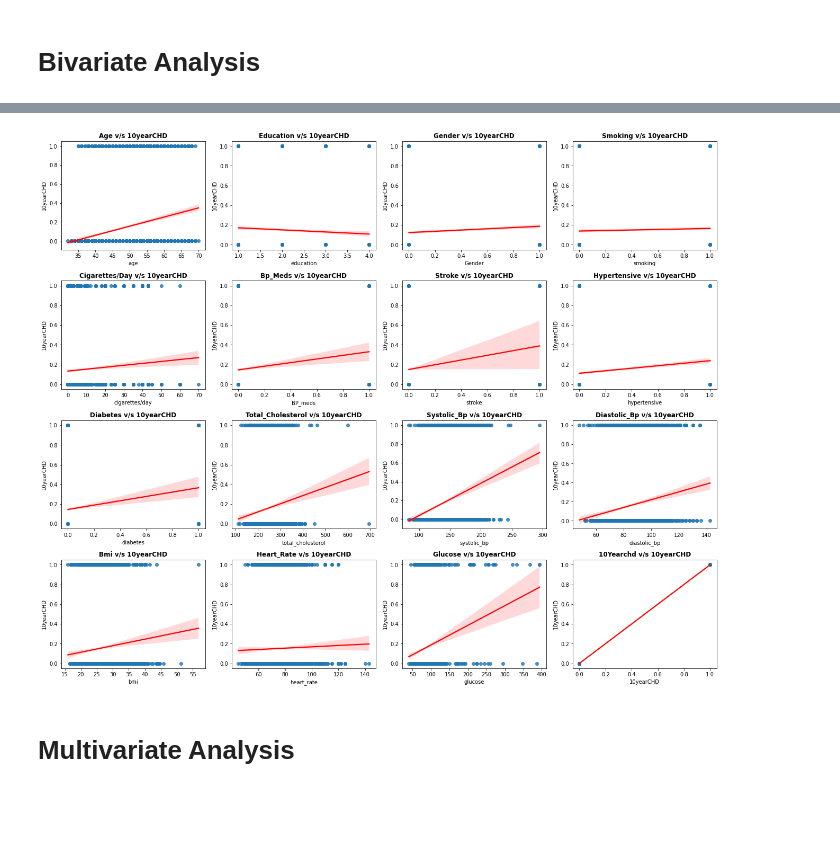
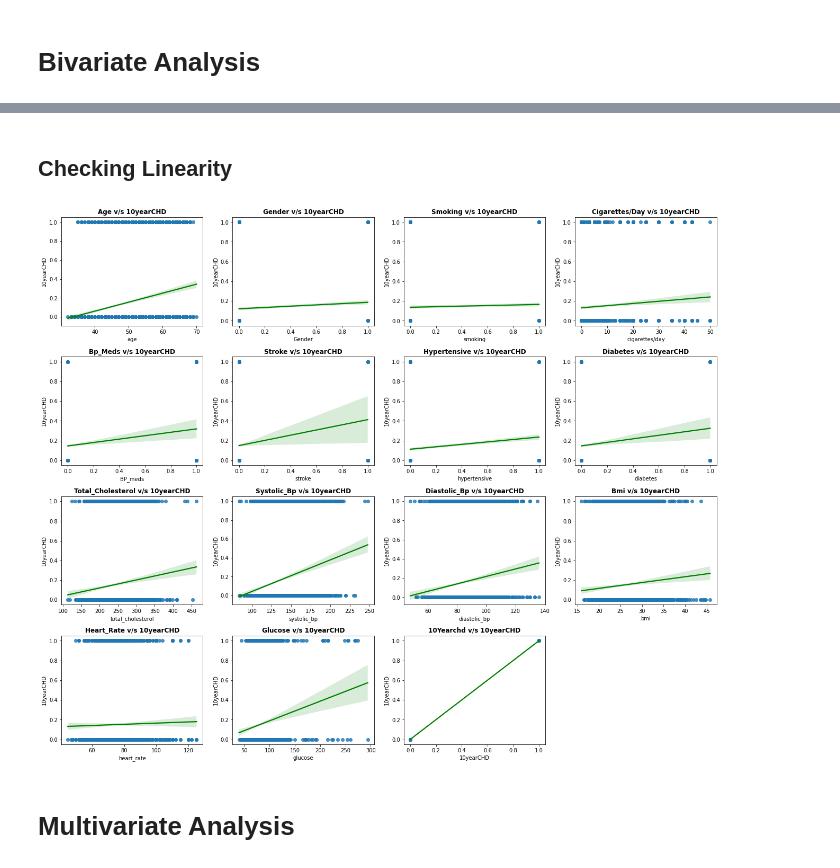
Before and after one commit to parulsharma098/Cardiovascular-Risk-Prediction, a Jupyter notebook: CARDIOVASCULAR_RISK_PREDICTION_CAPSTONE_III(Classification).ipynb, the cells around one changed output, grey strips where cells are left out. Saved outputs shown, nothing was run; the diff lists cells and outputs as text; code cells hidden in the pictures; blank space fills up the shorter version.

```diff
--- a/CARDIOVASCULAR_RISK_PREDICTION_CAPSTONE_III(Classification).ipynb
+++ b/CARDIOVASCULAR_RISK_PREDICTION_CAPSTONE_III(Classification).ipynb
@@ -588,15 +376,0 @@ for i in cols:
-# %%
-#Dropping the remaining null values from the data.
-df.dropna(subset=['BP_meds','total_cholesterol','bmi','heart_rate','glucose'],inplace= True)
-# %%
-#Distribution plot before imputation.
-cols = ['BP_meds','total_cholesterol','bmi','heart_rate','glucose']
-# plotting
-n=1
-plt.figure(figsize=(12,40))
-for i in cols:
-  plt.subplot(12,3,n)
-  n= n+1
-  sns.distplot(df[i],color='orange')
-  plt.title(i)
-  plt.tight_layout()
@@ -855,0 +493,3 @@ Name: 10yearCHD, Length: 3023, dtype: int64
+# %%
+#Dropping the null values from the data.
+df.dropna(subset=['cigarettes/day','BP_meds','total_cholesterol','bmi','heart_rate','glucose'],inplace= True)
@@ -946,14 +782,0 @@ memory usage: 375.0 KB
-# %%
-# Visualizing the mean and median lines for various attributes,
-# along with their distribution graphs.
-plt.figure(figsize=(18,16))
-
-# Making subplots for all the features to represent their mean, median and distributions
-for i, column in enumerate(df.columns):
-  feature = df[column]
-  ax=plt.subplot(5, 4, i+1)
-  sns.histplot(feature)
-  ax.axvline(feature.mean(), color='red', linestyle='dashed', linewidth=2)
-  ax.axvline(feature.median(), color='blue', linestyle='dashed', linewidth=2)
-  plt.title(f'{column.title()}',weight='bold')
-  plt.tight_layout()
@@ -964,19 +835,21 @@ for i, column in enumerate(df.columns):
+# %% [markdown]
+## **Checking Linearity**
 # %%
 # Checking Linearity using Bivariate analysis.
 # list of independent variables.
-independent_variables = [i for i in df.columns if i not in ['TenYearCHD']]
+independent_variables = [i for i in df.columns if i not in ['10yearCHD']]
 
 # defining figure.
 plt.figure(figsize=(18,18))
 
 # making subplots for all independent variables vs TenYearCHD(dependent variable).
 for n, column in enumerate(df.columns ):
   plt.subplot(5, 4, n+1)
-  sns.regplot(x = df[column], y =df['10yearCHD'],line_kws={"color": "red"})
+  sns.regplot(x = df[column], y =df['10yearCHD'],line_kws={"color": "green"})
   plt.title(f'{column.title()} v/s 10yearCHD',weight='bold')
   plt.tight_layout()
 # %% [output]
-[figure, old version]
+[figure, new version]
 # %% [markdown]
 # **Multivariate Analysis**
 # %% [markdown]
```
Also changed, not shown: parts of 242 cells of this notebook.
